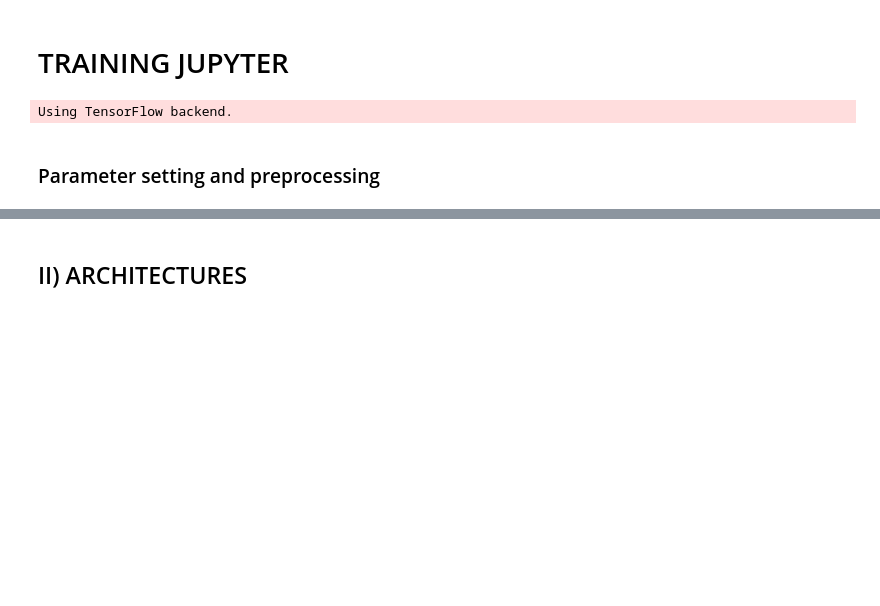
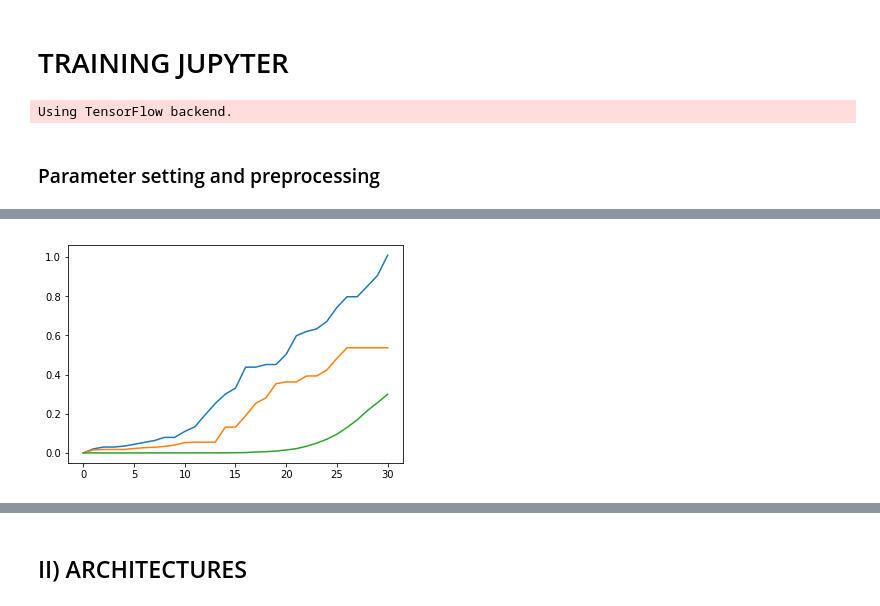
Before and after one commit to VIsh76/FLX_NN_emulation, a Jupyter notebook: model_trainer.ipynb, the cells around one changed output, grey strips where cells are left out. Saved outputs shown, nothing was run; the diff lists cells and outputs as text; code cells hidden in the pictures; blank space fills up the shorter version.

```diff
--- a/model_trainer.ipynb
+++ b/model_trainer.ipynb
@@ -67,0 +93,18 @@ Plot_Batch(x,y,header_x, swap=True)
+# %%
+a=np.zeros((72,3))
+x0,y0 = normal_generator[0]
+y0=y0.swapaxes(1,2)
+for i in range(1,72):
+    a[i,0] = np.max( abs((y0[:,0, :i])) )
+    a[i,1] = np.max( abs((y0[:,1, :i])) )
+    a[i,2] = np.max( abs((y0[:,2, :i])) )*50
+
+b=np.zeros((72,3))
+for i in range(1,72):
+    b[i,0] = np.std( ((y0[:,0, :i])) )
+    b[i,1] = np.std( ((y0[:,1, :i])) )
+    b[i,2] = np.std( ((y0[:,2, :i])) )*50
+# %%
+plt.plot(a[:31]);
+# %% [output]
+[figure, added]
```
Also changed, not shown: parts of 27 cells of this notebook, 18 other files.
